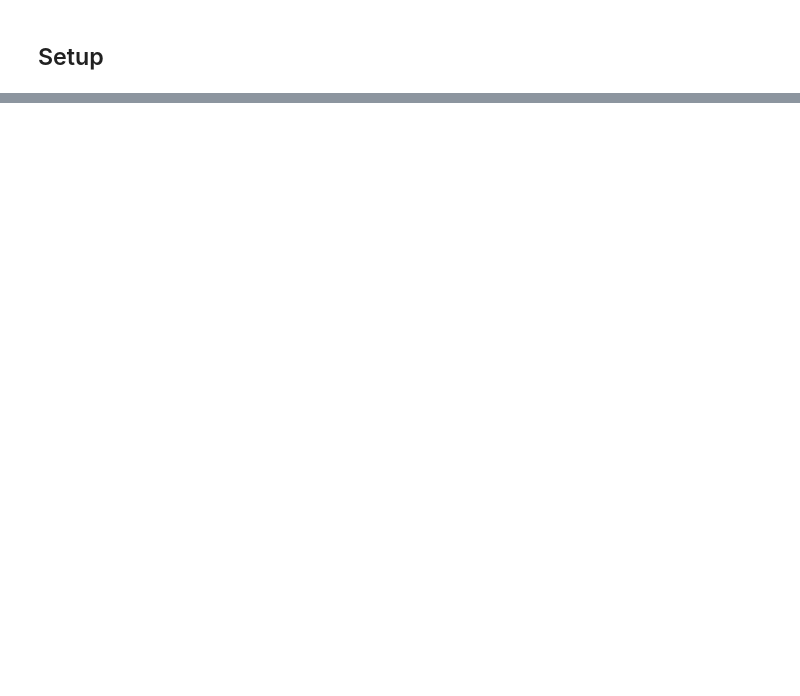
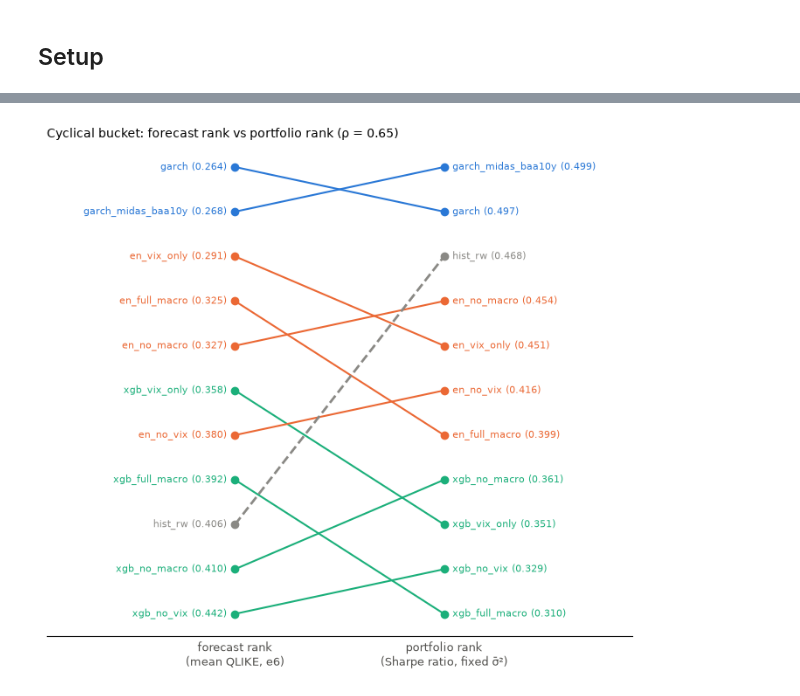
Before and after one commit to chanrahrah/dse4101capstone-project, a Jupyter notebook: models/portfolio_construction/03_forecast_vs_portfolio.ipynb, the cells around one changed output, grey strips where cells are left out. Cells and saved outputs as stored; diff of their text form; code cells hidden in the pictures; blank space fills up the shorter version.

```diff
--- a/models/portfolio_construction/03_forecast_vs_portfolio.ipynb
+++ b/models/portfolio_construction/03_forecast_vs_portfolio.ipynb
@@ -750,0 +275,22 @@ Saved to C:\Documents\NUS\Y4S1\DSE4101\dse4101capstone_project\models\portfolio_
+# %%
+fig, ax = plt.subplots(figsize=(7, 6.5))
+n = len(VARIANTS)
+for m, r in bucket_rank.iterrows():
+    c = color(m)
+    ax.plot([0, 1], [r["forecast rank"], r["portfolio rank"]], color=c, linewidth=2 if m == BENCHMARK else 1.5,
+            linestyle="--" if m == BENCHMARK else "-", marker="o")
+    ax.text(-0.04, r["forecast rank"], f"{m} ({r['QLIKE']:.3f})", ha="right", va="center", fontsize=8, color=c)
+    ax.text(1.04, r["portfolio rank"], f"{m} ({r['SR']:.3f})", ha="left", va="center", fontsize=8, color=c)
+ax.set_xlim(-0.9, 1.9)
+ax.set_ylim(n + 0.5, 0.5)
+ax.set_xticks([0, 1], ["forecast rank\n(mean QLIKE, e6)", f"portfolio rank\n(Sharpe ratio, {MAIN_SPEC} σ̄²)"])
+ax.set_yticks([])
+for side in ["top", "right", "left"]:
+    ax.spines[side].set_visible(False)
+ax.tick_params(colors=TEXT_SECONDARY, labelsize=9, length=0)
+ax.set_title(f"Cyclical bucket: forecast rank vs portfolio rank (ρ = {ranks.at['Cyclical', 'spearman_rho']:.2f})",
+             fontsize=10, loc="left")
+fig.tight_layout()
+plt.show()
+# %% [output]
+[figure, added]
```
Also changed, not shown: parts of 49 cells of this notebook, 27 other files.
